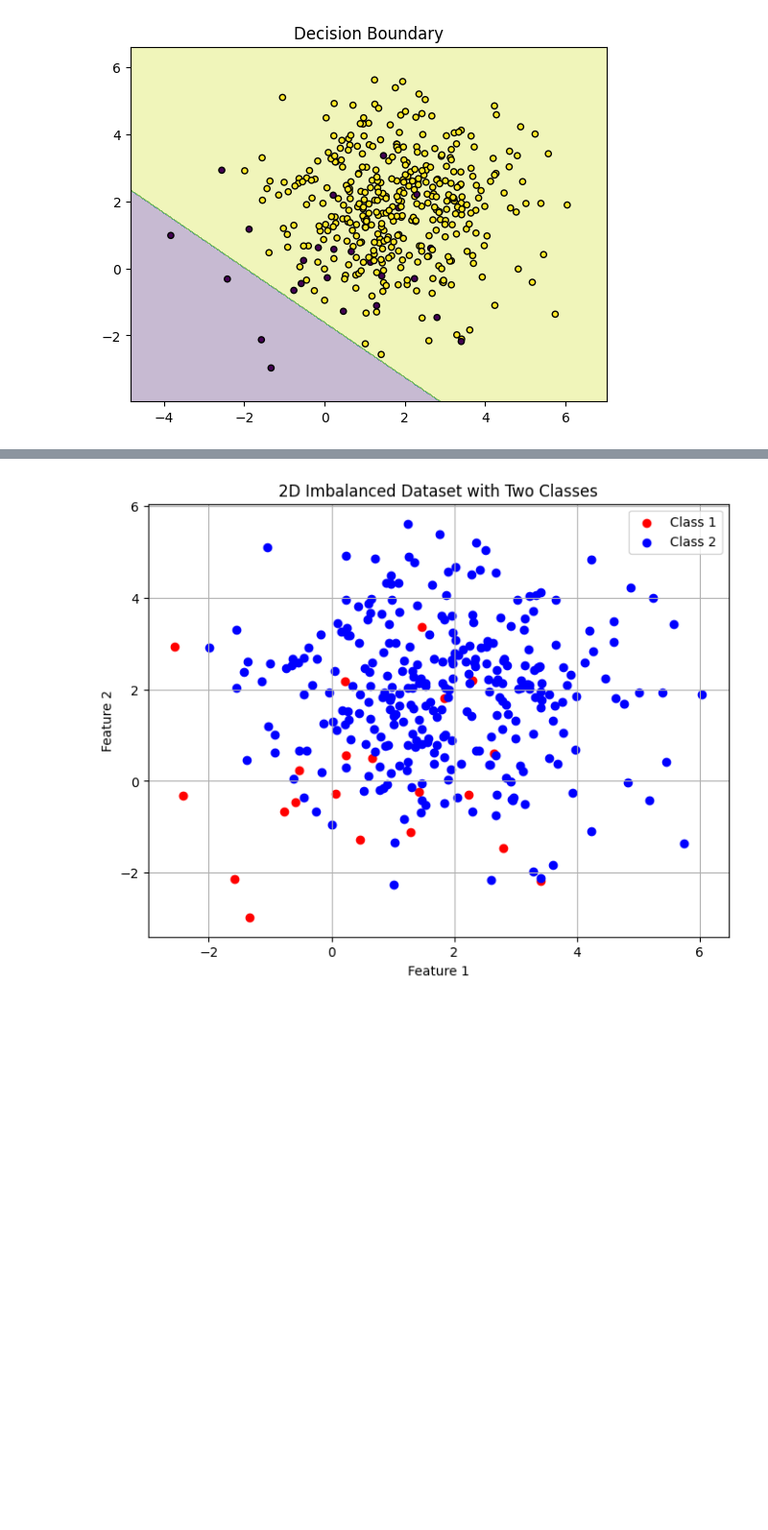
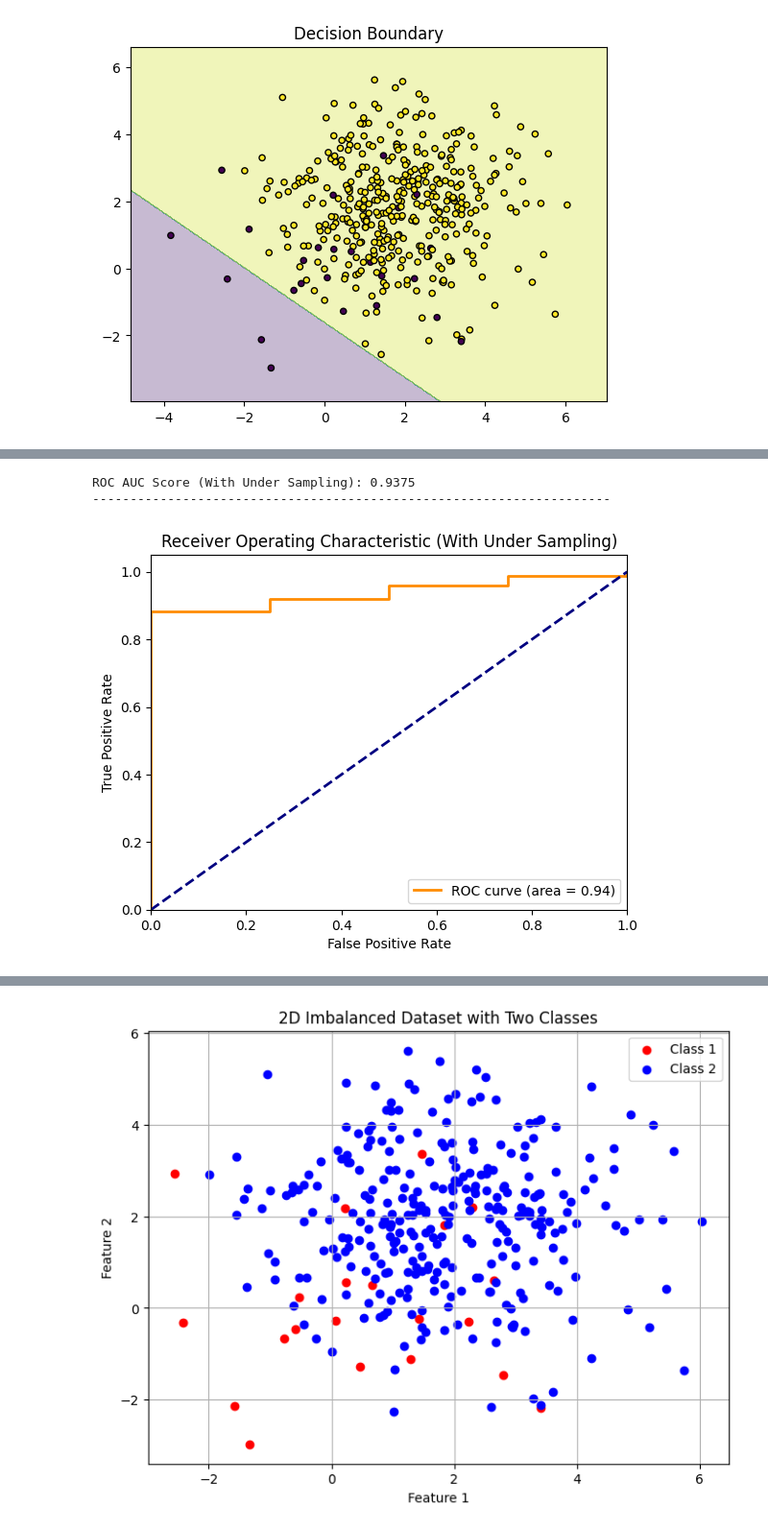
Before and after one commit to herbert0419/machine-learning-algos, a Jupyter notebook: Handling_Imbalance_Dataset_.ipynb, the cells around one changed output, grey strips where cells are left out. Shown at 96% size. Drawn from its saved outputs; the diff is of its cells as text; code cells hidden in the pictures; blank space fills up the shorter version.

```diff
--- a/Handling_Imbalance_Dataset_.ipynb
+++ b/Handling_Imbalance_Dataset_.ipynb
@@ -139,0 +202,12 @@ plot_decision_boundaries(X, y, classifier)
+# %%
+# Initialize and train LogisticRegression on undersampled data using RandomUnderSampler
+classifier_ros = LogisticRegression()
+classifier_ros.fit(X_resampled, y_resampled)
+
+# Predict test set
+y_pred_ros = classifier_ros.predict(X_test)
+y_proba_ros = classifier_ros.predict_proba(X_test)[:, 1]
+
+# Print classification report for resampled data
+print("Classification Report (With Under Sampling):")
+print(classification_report(y_test, y_pred_ros))
@@ -139,0 +224,20 @@ plot_decision_boundaries(X, y, classifier)
+# %%
+# Print ROC AUC Score for resampled data
+print("ROC AUC Score (With Under Sampling):", roc_auc_score(y_test, y_proba_ros))
+print("---------------------------------------------------------------------")
+# Plotting ROC AUC Curve for resampled data
+fpr_ros, tpr_ros, _ = roc_curve(y_test, y_proba_ros)
+plt.figure()
+plt.plot(fpr_ros, tpr_ros, color='darkorange', lw=2, label='ROC curve (area = %0.2f)' % roc_auc_score(y_test, y_proba_ros))
+plt.plot([0, 1], [0, 1], color='navy', lw=2, linestyle='--')
+plt.xlim([0.0, 1.0])
+plt.ylim([0.0, 1.05])
+plt.xlabel('False Positive Rate')
+plt.ylabel('True Positive Rate')
+plt.title('Receiver Operating Characteristic (With Under Sampling)')
+plt.legend(loc="lower right")
+plt.show()
+# %% [output]
+ROC AUC Score (With Under Sampling): 0.9375
+---------------------------------------------------------------------
+[figure, added]
```
Also changed, not shown: parts of 47 cells of this notebook.
